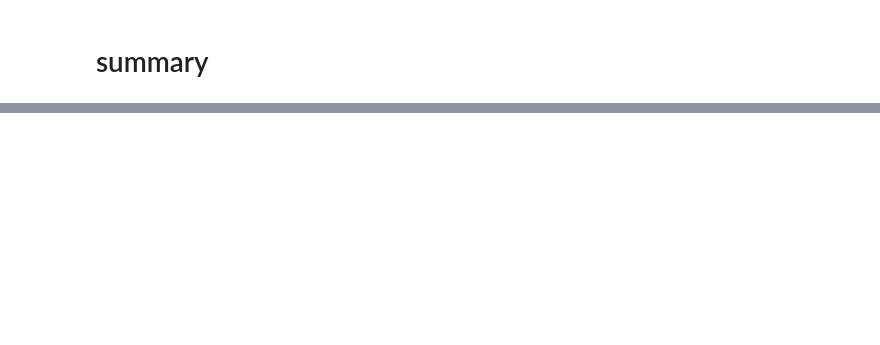
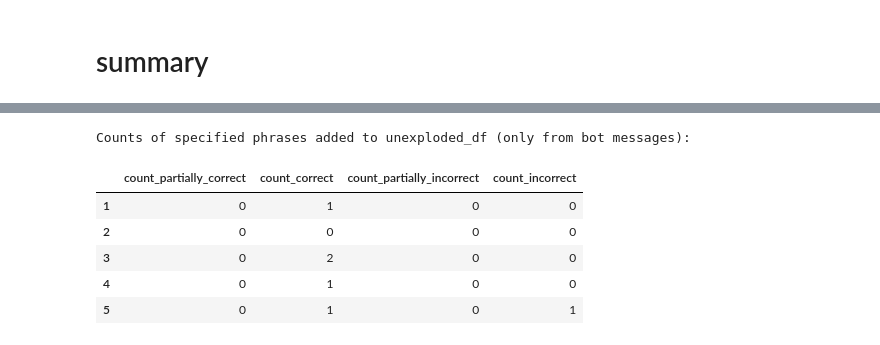
Before and after one commit to PeaceAndLongLife/Analysis-Colab, a Jupyter notebook: notebooks/Data_transcript_statistics.ipynb, the cells around one changed output, grey strips where cells are left out. Drawn from its saved outputs; the diff is of its cells as text; code cells hidden in the pictures; blank space fills up the shorter version.

```diff
--- a/notebooks/Data_transcript_statistics.ipynb
+++ b/notebooks/Data_transcript_statistics.ipynb
@@ -1317,0 +1289,40 @@ Successfully uploaded 'interactions.md' to Google Drive (File ID: 1Xfrce-5UVWeMG
+# %%
+import re
+
+# Define the phrases to search for
+phrases = ['partially correct', 'correct', 'partially incorrect', 'incorrect']
+
+# Function to count occurrences of phrases in a list of messages
+def count_phrases_in_messages(message_list, phrases_to_count):
+    counts = {phrase: 0 for phrase in phrases_to_count}
+    if not isinstance(message_list, list):
+        return counts
+
+    for message_dict in message_list:
+        if isinstance(message_dict, dict) and 'text' in message_dict and 'sender' in message_dict and str(message_dict['sender']).lower() == 'bot':
+            message_text = str(message_dict['text']).lower()
+            for phrase in phrases_to_count:
+                # Use regex with word boundaries to ensure exact phrase matching
+                if re.search(r'\b' + re.escape(phrase) + r'\b', message_text):
+                    counts[phrase] += 1
+    return counts
+
+# Apply the function to the 'all_messages' column and create new columns for counts
+for phrase in phrases:
+    unexploded_df[f'count_{phrase.replace(" ", "_")}'] = 0
+
+for index, row in unexploded_df.iterrows():
+    message_counts = count_phrases_in_messages(row['all_messages'], phrases)
+    for phrase, count in message_counts.items():
+        unexploded_df.at[index, f'count_{phrase.replace(" ", "_")}'] = count
+
+print("Counts of specified phrases added to unexploded_df (only from bot messages):")
+display(unexploded_df[[col for col in unexploded_df.columns if col.startswith('count_')]].head())
+# %% [output]
+Counts of specified phrases added to unexploded_df (only from bot messages):
+|  | count_partially_correct | count_correct | count_partially_incorrect | count_incorrect |
+| 1 | 0 | 1 | 0 | 0 |
+| 2 | 0 | 0 | 0 | 0 |
+| 3 | 0 | 2 | 0 | 0 |
+| 4 | 0 | 1 | 0 | 0 |
+| 5 | 0 | 1 | 0 | 1 |
```
Also changed, not shown: parts of 13 cells of this notebook.
